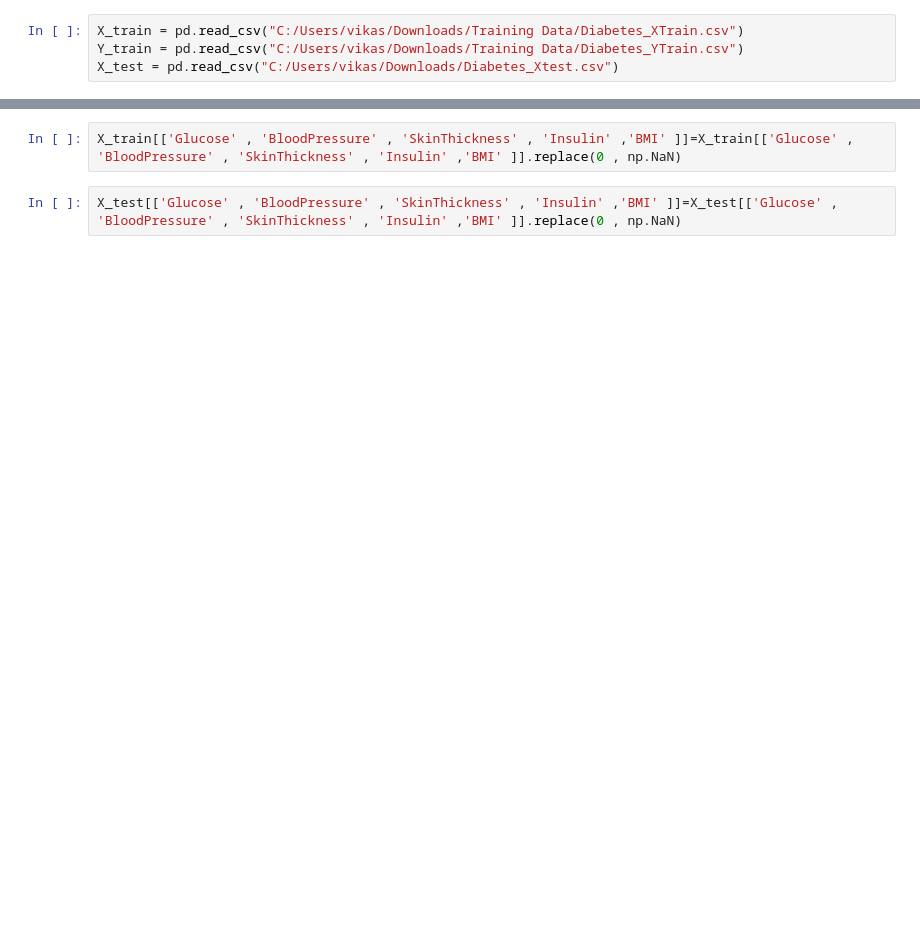
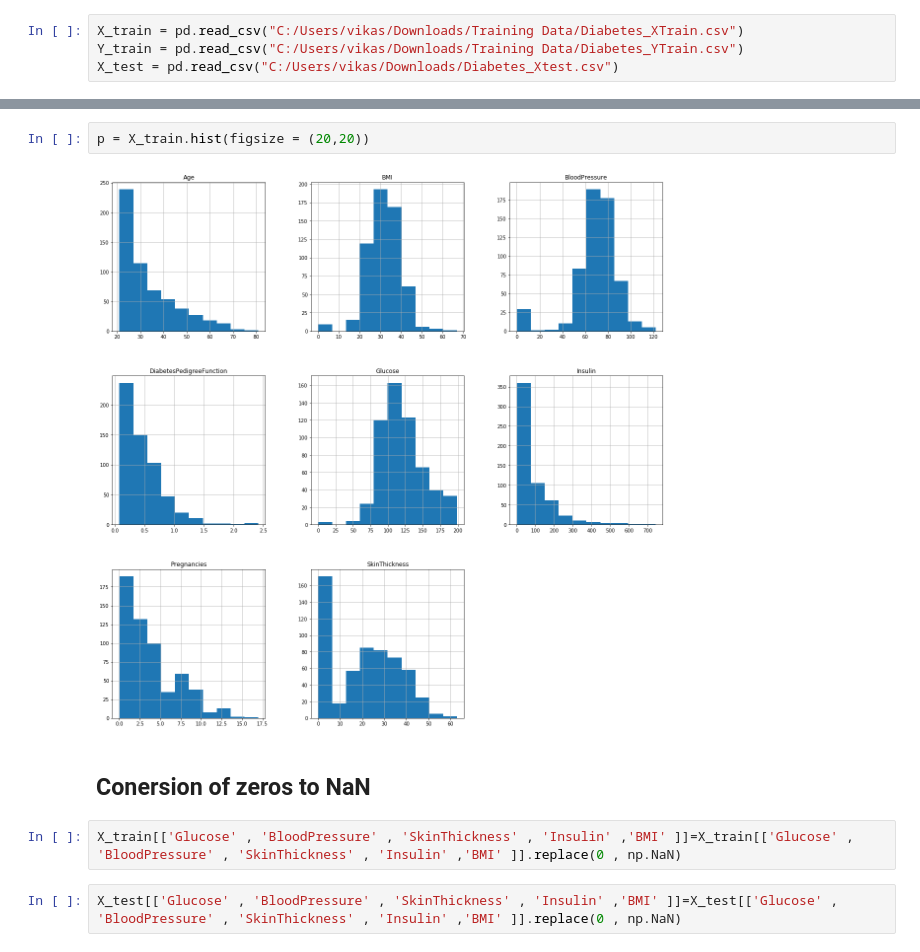
Before and after one commit to vikasyadav87500/Diabetes-Predictor, a Jupyter notebook: Diabetes-Predictor.ipynb, the cells around one changed output, grey strips where cells are left out. Drawn from its saved outputs; the diff is of its cells as text; blank space fills up the shorter version.

```diff
--- a/Diabetes-Predictor.ipynb
+++ b/Diabetes-Predictor.ipynb
@@ -32,3 +94,9 @@ print(X_test['Insulin'].mean())
+# %%
+p = X_train.hist(figsize = (20,20))
+# %% [output]
+[figure, added]
+# %% [markdown]
+## Conersion of zeros to NaN
 # %%
 X_train[['Glucose' , 'BloodPressure' , 'SkinThickness' , 'Insulin' ,'BMI' ]]=X_train[['Glucose' , 'BloodPressure' , 'SkinThickness' , 'Insulin' ,'BMI' ]].replace(0 , np.NaN)
 # %%
```
Also changed, not shown: parts of 41 cells of this notebook.
